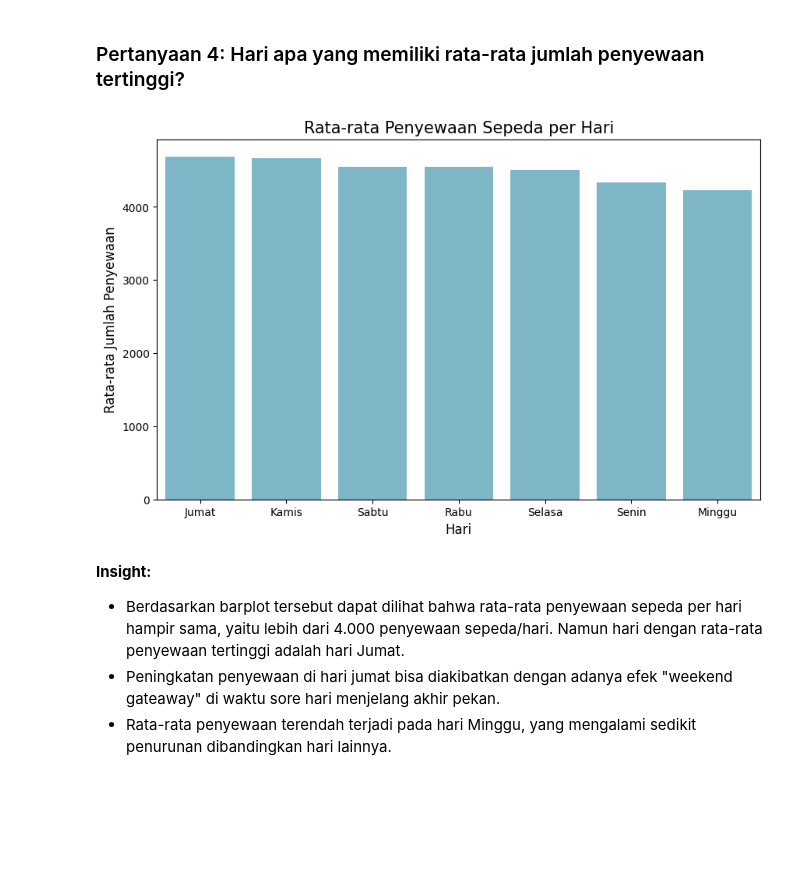
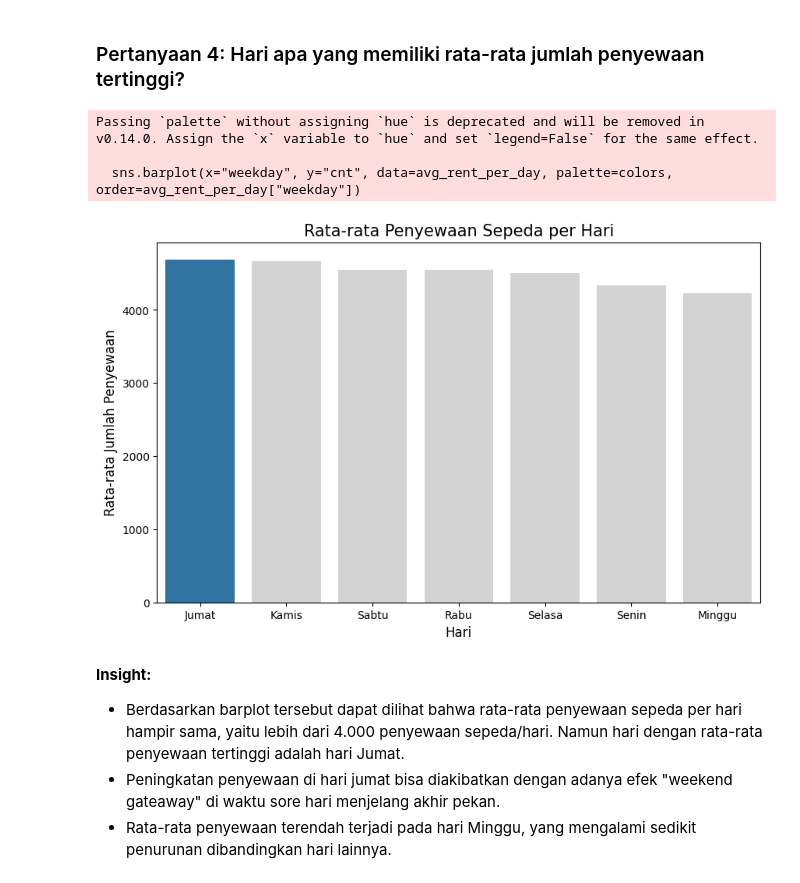
Before and after one commit to Indara23/Proyek_Analisis_Data, a Jupyter notebook: Proyek_Analisis_Data.ipynb, the cells around one changed output. Saved outputs shown, nothing was run; the diff lists cells and outputs as text; code cells hidden in the pictures; blank space fills up the shorter version.

```diff
--- a/Proyek_Analisis_Data.ipynb
+++ b/Proyek_Analisis_Data.ipynb
@@ -527,21 +544,28 @@ plt.show()
 # %% [markdown]
 ### Pertanyaan 4: Hari apa yang memiliki rata-rata jumlah penyewaan tertinggi?
 # %%
+plt.figure(figsize=(10, 6))
+
 avg_rent_per_day = day_df.groupby("weekday")["cnt"].mean().reset_index()
 day_mapping = {0: "Minggu", 1: "Senin", 2: "Selasa", 3: "Rabu", 4: "Kamis", 5: "Jumat", 6: "Sabtu"}
 avg_rent_per_day["weekday"] = avg_rent_per_day["weekday"].replace(day_mapping)
 avg_rent_per_day = avg_rent_per_day.sort_values(by="cnt", ascending=False)
 
-plt.figure(figsize=(10, 6))
-sns.barplot(x="weekday", y="cnt", data=avg_rent_per_day, color="#72BCD4", order=avg_rent_per_day["weekday"])
+max_cnt = avg_rent_per_day["cnt"].max()
+colors = ["#1F77B4" if cnt == max_cnt else "#D3D3D3" for cnt in avg_rent_per_day["cnt"]]
+
+sns.barplot(x="weekday", y="cnt", data=avg_rent_per_day, palette=colors, order=avg_rent_per_day["weekday"])
 
 plt.title("Rata-rata Penyewaan Sepeda per Hari", fontsize=15)
 plt.xlabel("Hari", fontsize=12)
 plt.ylabel("Rata-rata Jumlah Penyewaan", fontsize=12)
 
 plt.show()
 # %% [output]
+Passing `palette` without assigning `hue` is deprecated and will be removed in v0.14.0. Assign the `x` variable to `hue` and set `legend=False` for the same effect.
+
+  sns.barplot(x="weekday", y="cnt", data=avg_rent_per_day, palette=colors, order=avg_rent_per_day["weekday"])
-[figure, old version]
+[figure, new version]
 # %% [markdown]
 **Insight:**
 - Berdasarkan barplot tersebut dapat dilihat bahwa rata-rata penyewaan sepeda per hari hampir sama, yaitu lebih dari 4.000 penyewaan sepeda/hari. Namun hari dengan rata-rata penyewaan tertinggi adalah hari Jumat.
```
Also changed, not shown: parts of 6 cells of this notebook, 1 other file.
